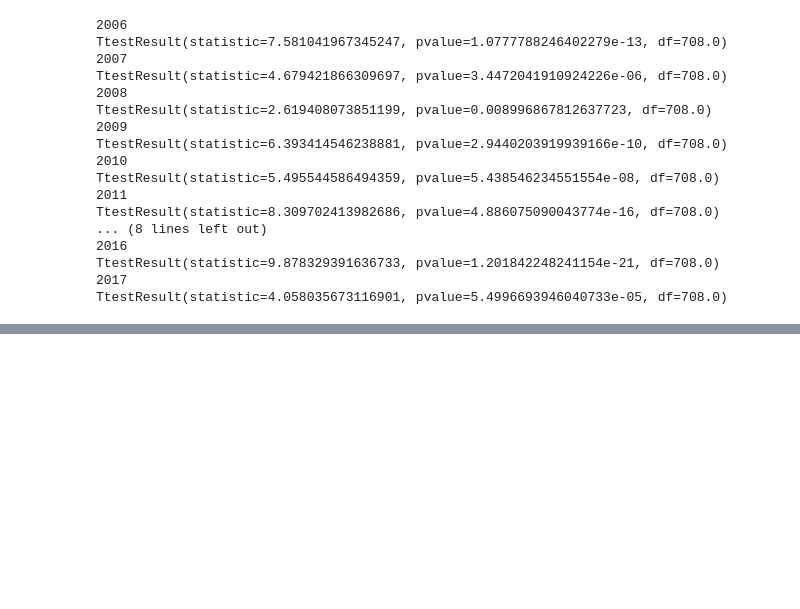
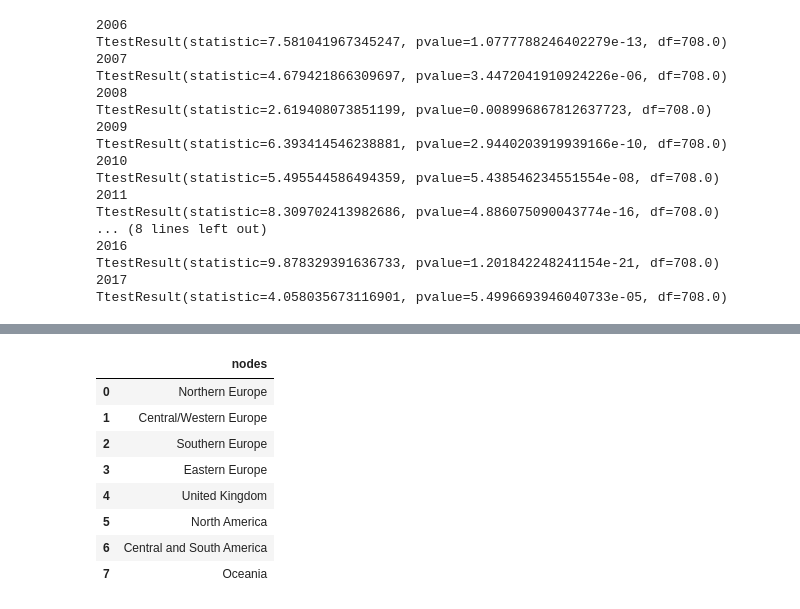
Before and after one commit to epfl-ada/ada-2023-project-vivalavada, a Jupyter notebook: p3_similarities.ipynb, the cells around one changed output, grey strips where cells are left out. Saved outputs shown, nothing was run; the diff lists cells and outputs as text; code cells hidden in the pictures; blank space fills up the shorter version.

```diff
--- a/p3_similarities.ipynb
+++ b/p3_similarities.ipynb
@@ -982,0 +980,14 @@ chord.opts(
+# %%
+c = c.drop_duplicates().reset_index(drop=True)
+# %%
+c
+# %% [output]
+|  | nodes |
+| 0 | Northern Europe |
+| 1 | Central/Western Europe |
+| 2 | Southern Europe |
+| 3 | Eastern Europe |
+| 4 | United Kingdom |
+| 5 | North America |
+| 6 | Central and South America |
+| 7 | Oceania |
```
Also changed, not shown: parts of 24 cells of this notebook.
